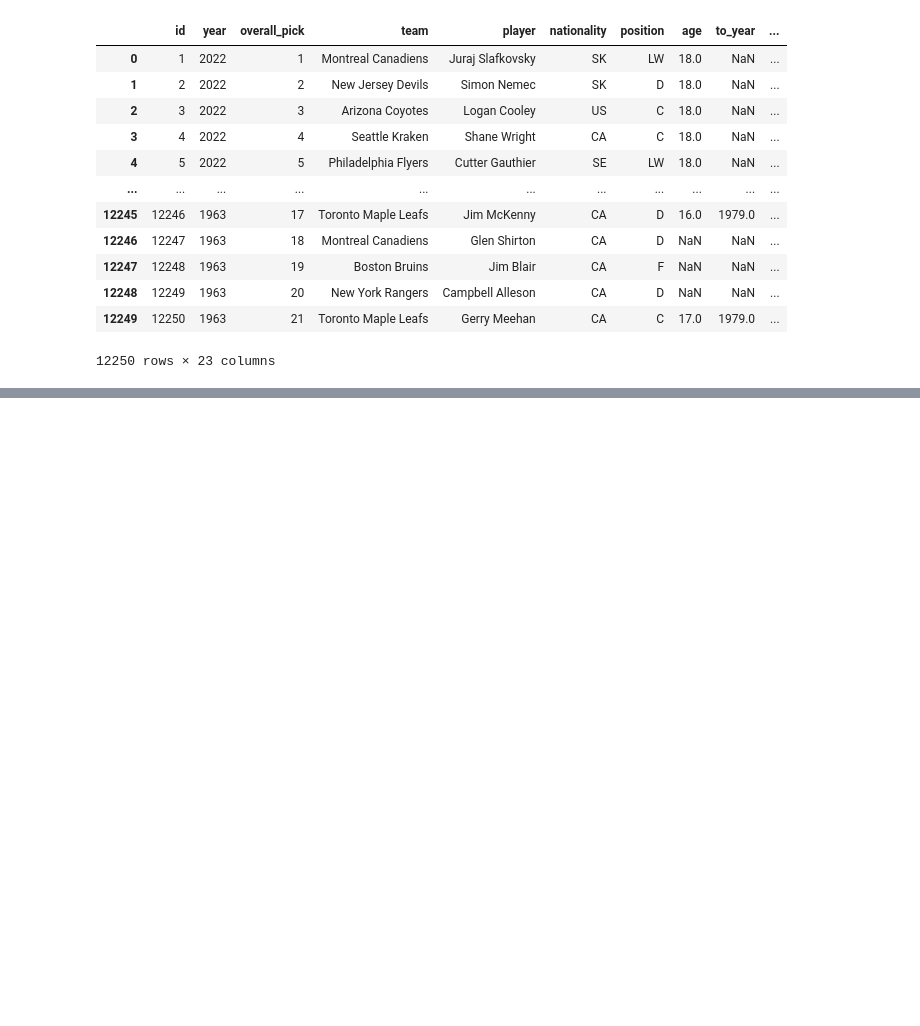
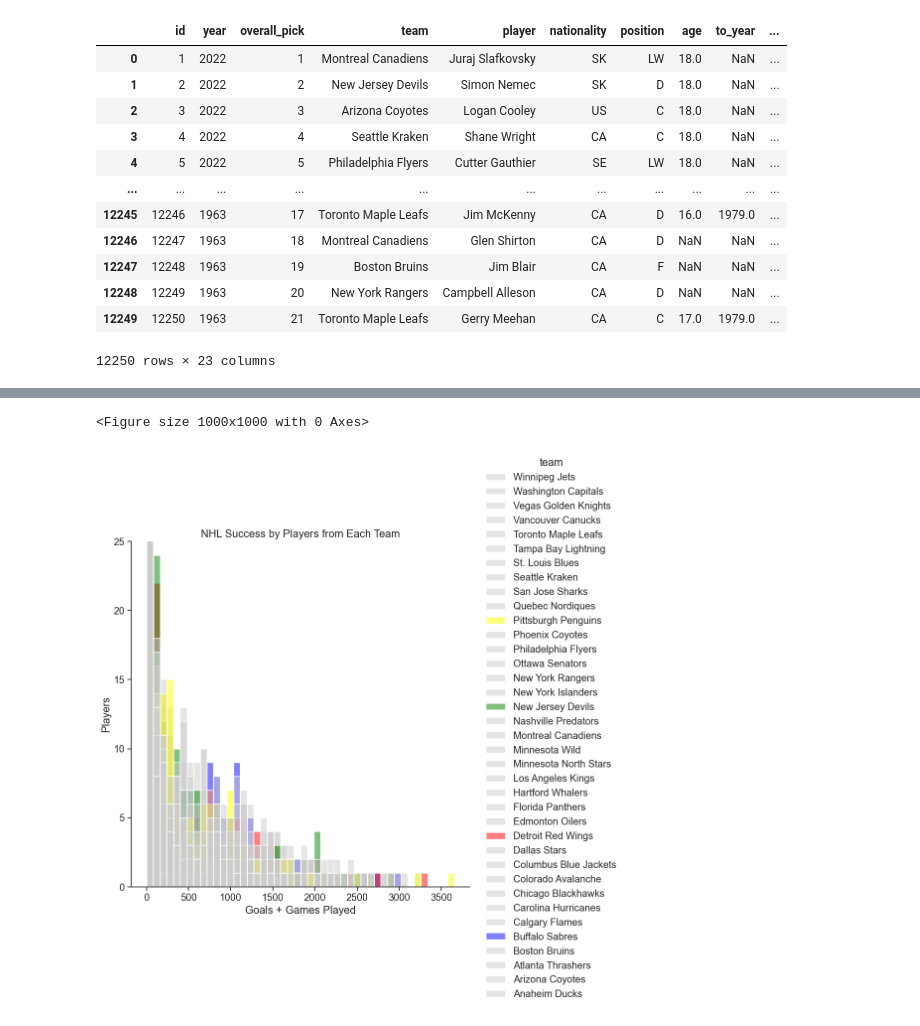
Before and after one commit to ubco-W2022T2-data301/project-group-group31, a Jupyter notebook: analysis/analysis1.ipynb, the cells around one changed output, grey strips where cells are left out. Saved outputs shown, nothing was run; the diff lists cells and outputs as text; code cells hidden in the pictures; blank space fills up the shorter version.

```diff
--- a/analysis/analysis1.ipynb
+++ b/analysis/analysis1.ipynb
@@ -27,0 +71,23 @@ df
+# %%
+fig = plt.figure(figsize=(10,10))
+dfAllPlayed = df1982.dropna()
+#cols = ['dark' if (x == 'Vancouver Canucks') else 'pastel' for x in dfAllPlayed]
+cols = []
+for i in range(37):
+    cols.append((0.8, 0.8, 0.8))
+cols[10] = 'Yellow'
+cols[16] = 'Green'
+cols[25] = 'Red'
+cols[32] = 'Blue'
+
+dfAllPlayed = dfAllPlayed.sort_values(by=['team','games_played'], ascending=False)
+sns.displot(dfAllPlayed, x="score", hue="team", stat="count", common_norm=False, height=8, aspect=1, palette=cols)
+plt.title("NHL Success by Players from Each Team")
+plt.xlabel("Goals + Games Played")
+plt.ylabel("Players")
+plt.ylim(0, 25)
+#plt.xlim(60)
+plt.show()
+# %% [output]
+<Figure size 1000x1000 with 0 Axes>
+[figure, added]
```
Also changed, not shown: parts of 5 cells of this notebook.
